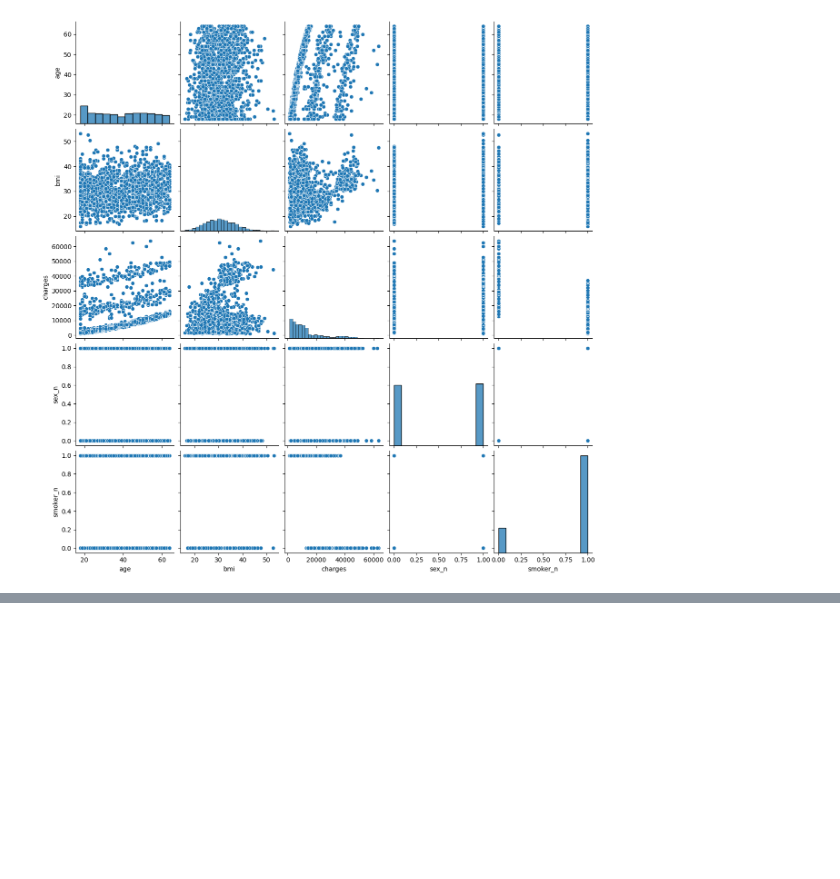
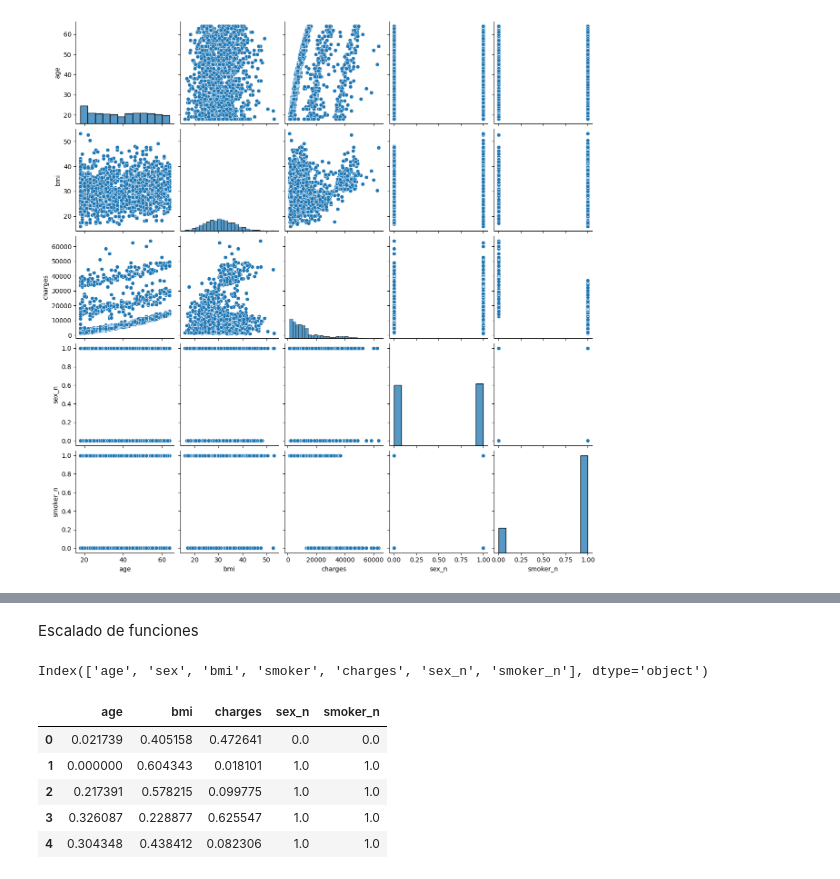
Before and after one commit to Eleiny9/machine-learning-python-template, a Jupyter notebook: src/explore.ipynb, the cells around one changed output, grey strips where cells are left out. Saved outputs shown, nothing was run; the diff lists cells and outputs as text; code cells hidden in the pictures; blank space fills up the shorter version.

Commit message:
normalizacion

```diff
--- a/src/explore.ipynb
+++ b/src/explore.ipynb
@@ -219,0 +335,4 @@ sns.pairplot(data = data)
+# %%
+# Limpieza de outliers
+
+data = data[(data["bmi"] <= 45.85) & (data["bmi"] >= 13.770000000000001)]
@@ -219,0 +371,4 @@ sns.pairplot(data = data)
+# %%
+# Limpieza de outliers
+
+data = data[(data["age"] <= 88.5) & (data["age"] > 0)]
@@ -219,0 +407,4 @@ sns.pairplot(data = data)
+# %%
+# Limpieza de outliers
+
+data = data[(data["sex_n"] <=  2.5) & (data["sex_n"] >= 0)]
@@ -219,0 +443,4 @@ sns.pairplot(data = data)
+# %%
+# Limpieza de outliers
+
+data = data[(data["smoker_n"] <=  1) & (data["smoker_n"] >= 0)]
@@ -219,0 +461,27 @@ sns.pairplot(data = data)
+# %% [markdown]
+Escalado de funciones
+# %%
+#se imprime elementos del dataframe
+data.columns
+# %% [output]
+Index(['age', 'sex', 'bmi', 'smoker', 'charges', 'sex_n', 'smoker_n'], dtype='object')
+# %%
+# Se normaliza las variapbles para que tengan un rango estandar de [1, -1]
+
+from sklearn.preprocessing import MinMaxScaler
+
+variables = ['age', 'bmi', 'charges', 'sex_n', 'smoker_n']
+scaler = MinMaxScaler()
+
+scal_features = scaler.fit_transform(data[variables])
+
+df_scal = pd.DataFrame(scal_features, index = data.index, columns = variables)
+
+df_scal.head()
+# %% [output]
+|  | age | bmi | charges | sex_n | smoker_n |
+| 0 | 0.021739 | 0.405158 | 0.472641 | 0.0 | 0.0 |
+| 1 | 0.000000 | 0.604343 | 0.018101 | 1.0 | 1.0 |
+| 2 | 0.217391 | 0.578215 | 0.099775 | 1.0 | 1.0 |
+| 3 | 0.326087 | 0.228877 | 0.625547 | 1.0 | 1.0 |
+| 4 | 0.304348 | 0.438412 | 0.082306 | 1.0 | 1.0 |
```
Also changed, not shown: parts of 19 cells of this notebook.
